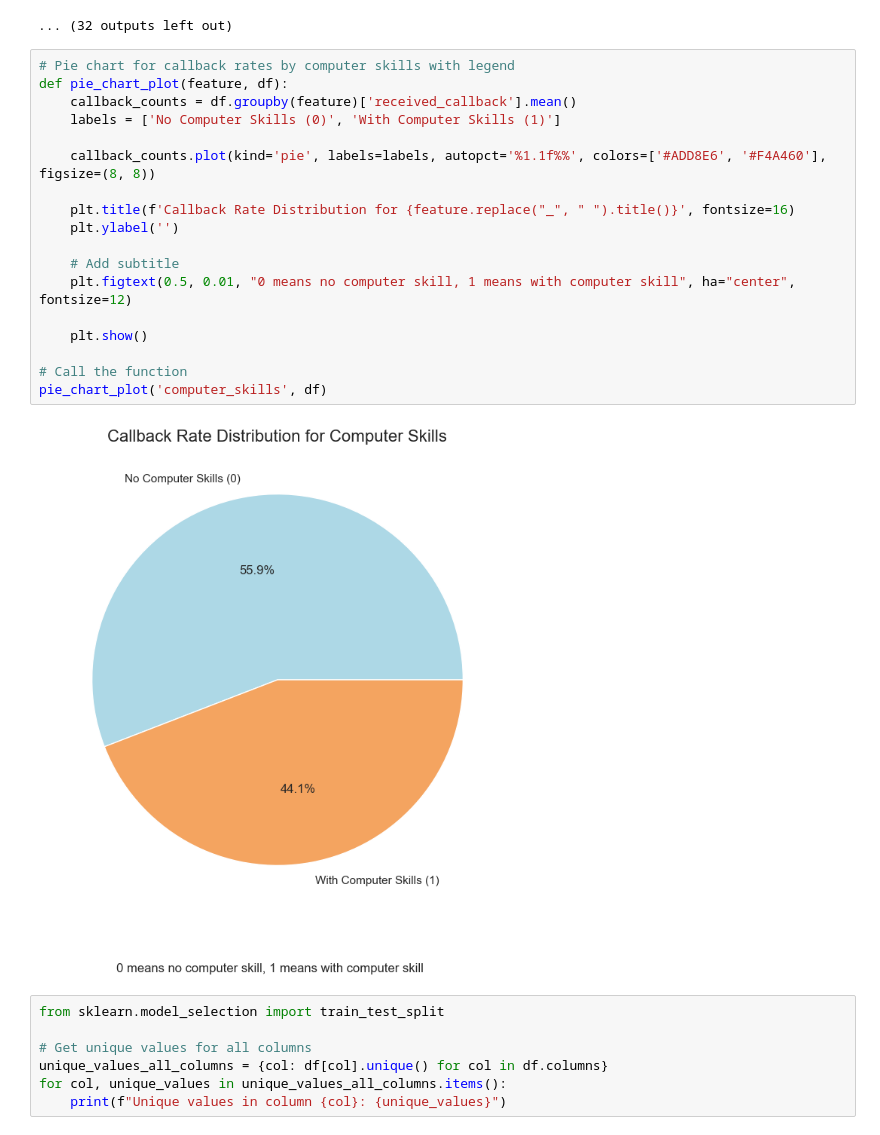
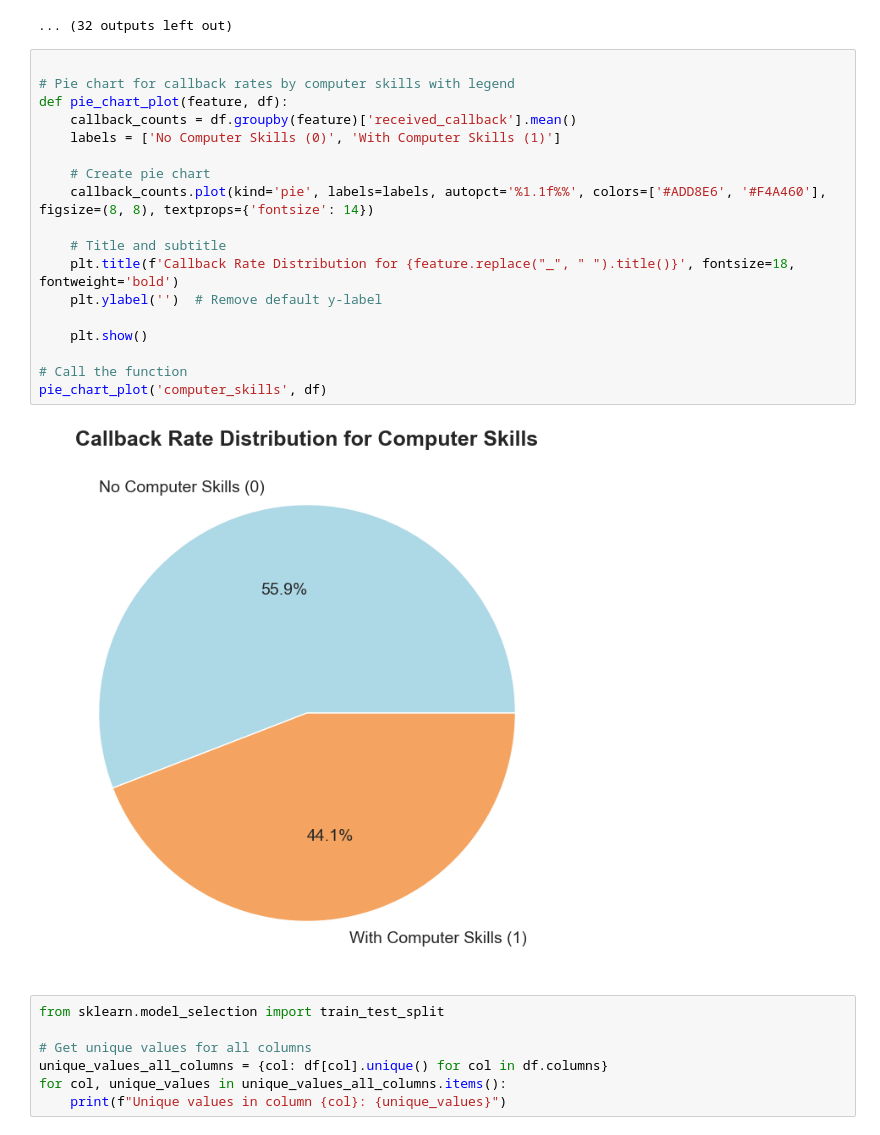
Before and after one commit to anyfruit/Key-Resume-Attributes-Impacting-Job-Callbacks, a Jupyter notebook: DATA1030Project.ipynb, the cells around one changed output. Saved outputs shown, nothing was run; the diff lists cells and outputs as text.

```diff
--- a/DATA1030Project.ipynb
+++ b/DATA1030Project.ipynb
@@ -275,25 +277,25 @@ Passing `palette` without assigning `hue` is deprecated and will be removed in v
 [figure]
 ... (32 outputs left out)
 # %%
+
 # Pie chart for callback rates by computer skills with legend
 def pie_chart_plot(feature, df):
     callback_counts = df.groupby(feature)['received_callback'].mean()
     labels = ['No Computer Skills (0)', 'With Computer Skills (1)']
 
-    callback_counts.plot(kind='pie', labels=labels, autopct='%1.1f%%', colors=['#ADD8E6', '#F4A460'], figsize=(8, 8))
+    # Create pie chart
+    callback_counts.plot(kind='pie', labels=labels, autopct='%1.1f%%', colors=['#ADD8E6', '#F4A460'], figsize=(8, 8), textprops={'fontsize': 14})
 
-    plt.title(f'Callback Rate Distribution for {feature.replace("_", " ").title()}', fontsize=16)
-    plt.ylabel('')
-
-    # Add subtitle
-    plt.figtext(0.5, 0.01, "0 means no computer skill, 1 means with computer skill", ha="center", fontsize=12)
+    # Title and subtitle
+    plt.title(f'Callback Rate Distribution for {feature.replace("_", " ").title()}', fontsize=18, fontweight='bold')
+    plt.ylabel('')  # Remove default y-label
 
     plt.show()
 
 # Call the function
 pie_chart_plot('computer_skills', df)
 # %% [output]
-[figure, old version]
+[figure, new version]
 # %%
 from sklearn.model_selection import train_test_split
 
```
Also changed, not shown: parts of 2 cells of this notebook, 2 other files.
